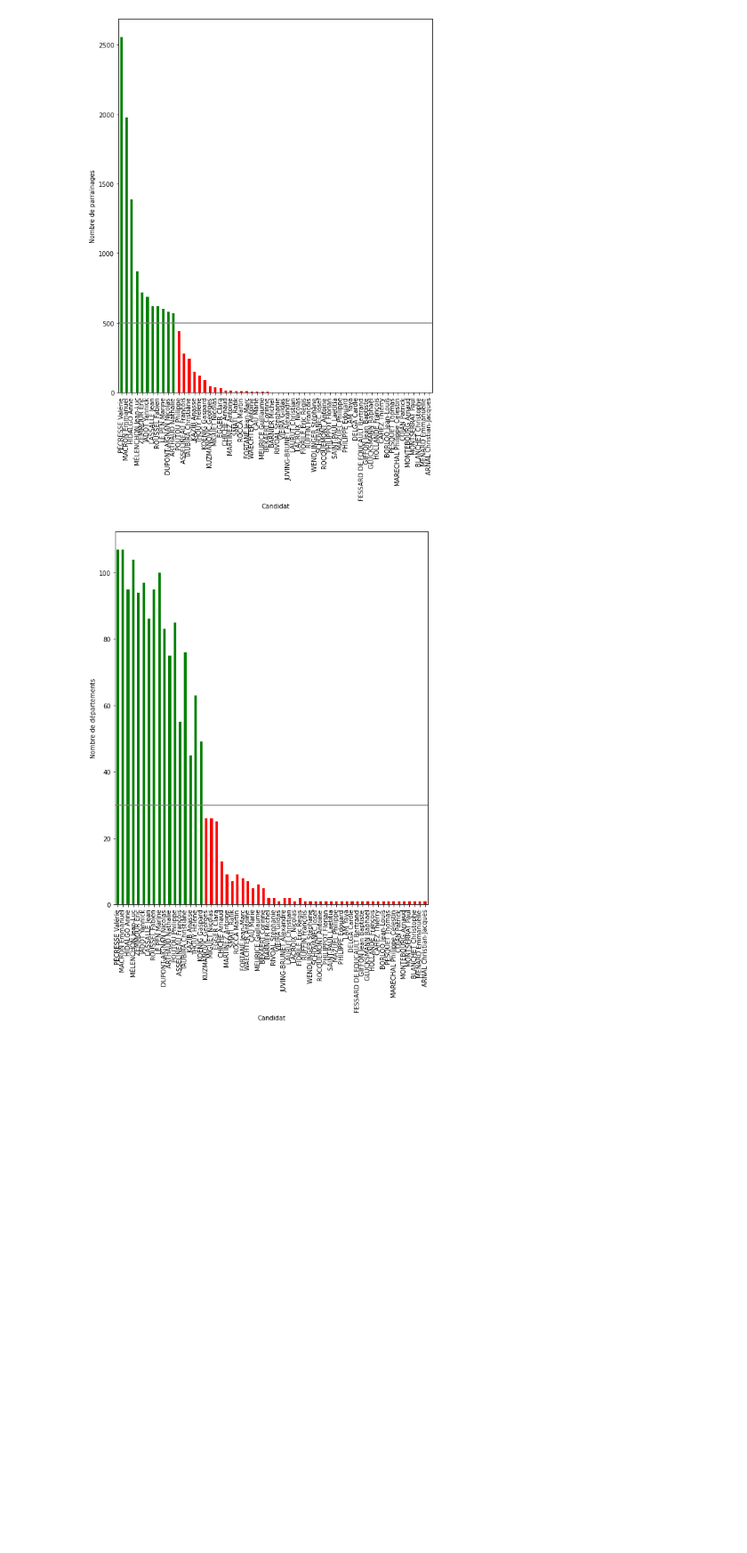
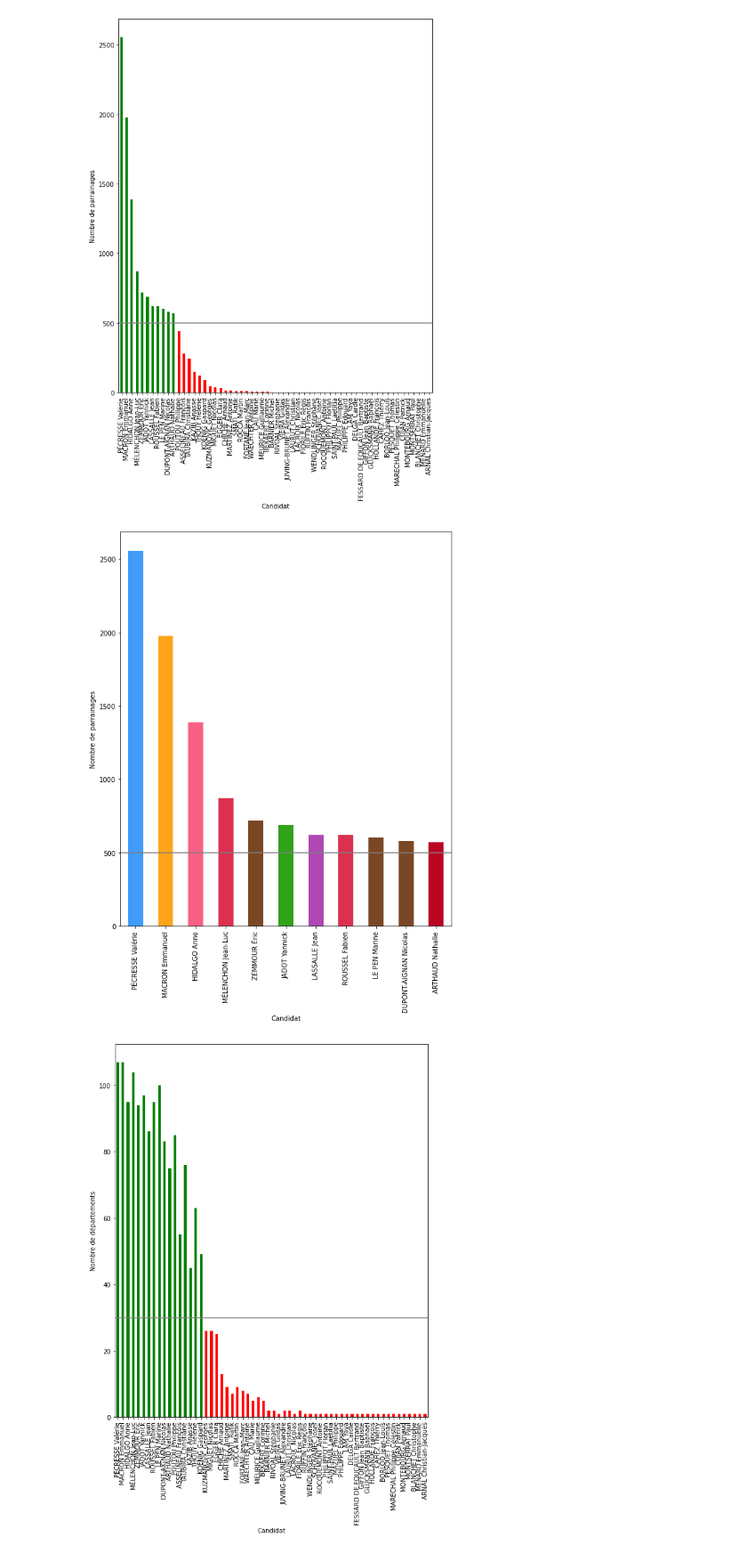
Before and after one commit to annelhote/2022-parrainages, a Jupyter notebook: parrainages.ipynb, the cells around one changed output. Shown: that part at 89% size. Cells and saved outputs as stored; diff of their text form; code cells hidden in the pictures; blank space fills up the shorter version.

```diff
--- a/parrainages.ipynb
+++ b/parrainages.ipynb
@@ -251,6 +252,17 @@ plt.savefig(f'{RESULTS_FOLDER}/sponsorships_by_candidate.png', facecolor='white'
 plt.show()
 # %% [output]
 [figure]
+# %%
+# Number of sponsorships by candidate
+df = df_candidates.query(f'total > {THRESHOLD}')
+axes = df_candidates.query(f'total > {THRESHOLD}').plot(x='Candidat', y='total', kind='bar', color=df['color'], legend=False)
+axes.axhline(THRESHOLD, color='gray')
+plt.xlabel('Candidat')
+plt.ylabel('Nombre de parrainages')
+plt.savefig(f'{RESULTS_FOLDER}/sponsorships_by_candidate_coloured.png', facecolor='white')
+plt.show()
+# %% [output]
+[figure, added]
 # %%
 # Number de departments by candidate
 department_threshold = 30
```
Also changed, not shown: parts of 2 cells of this notebook, 2 other files.
